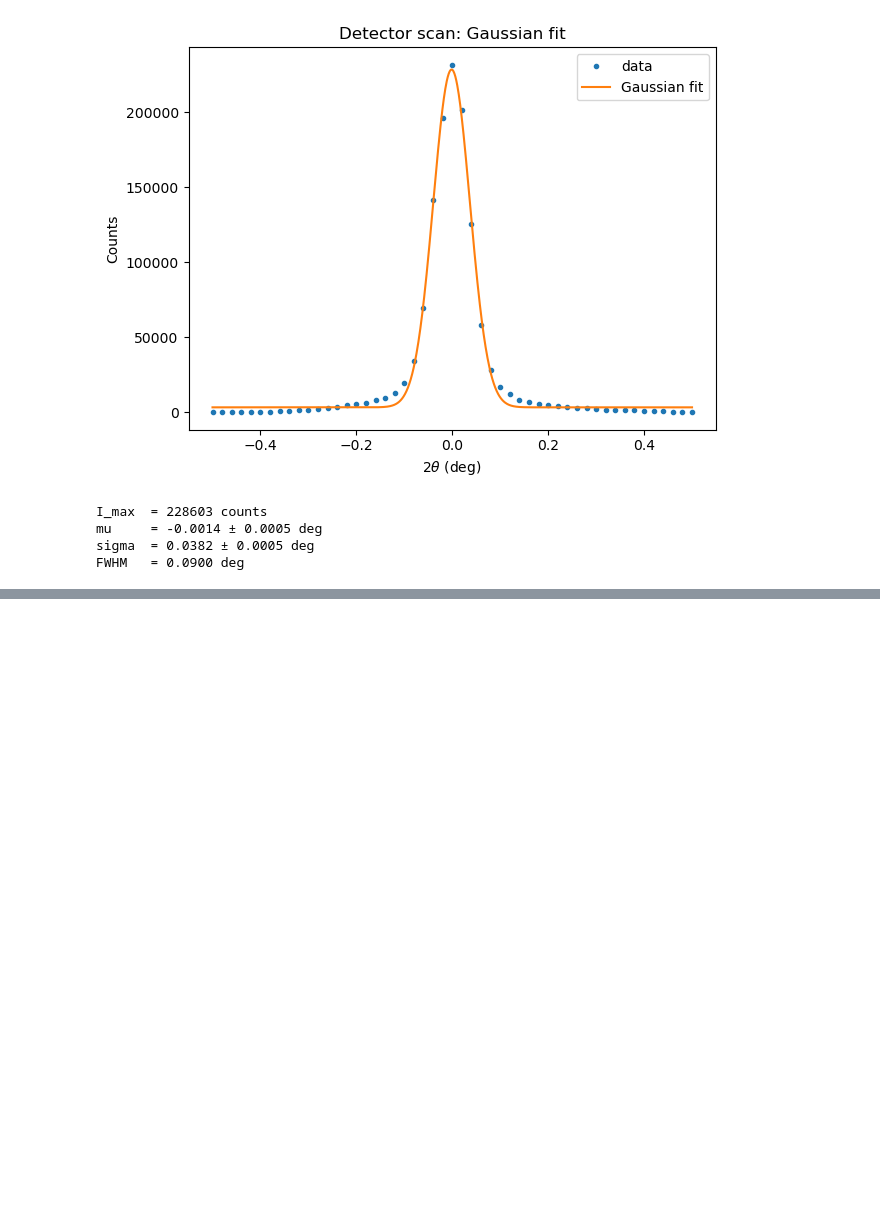
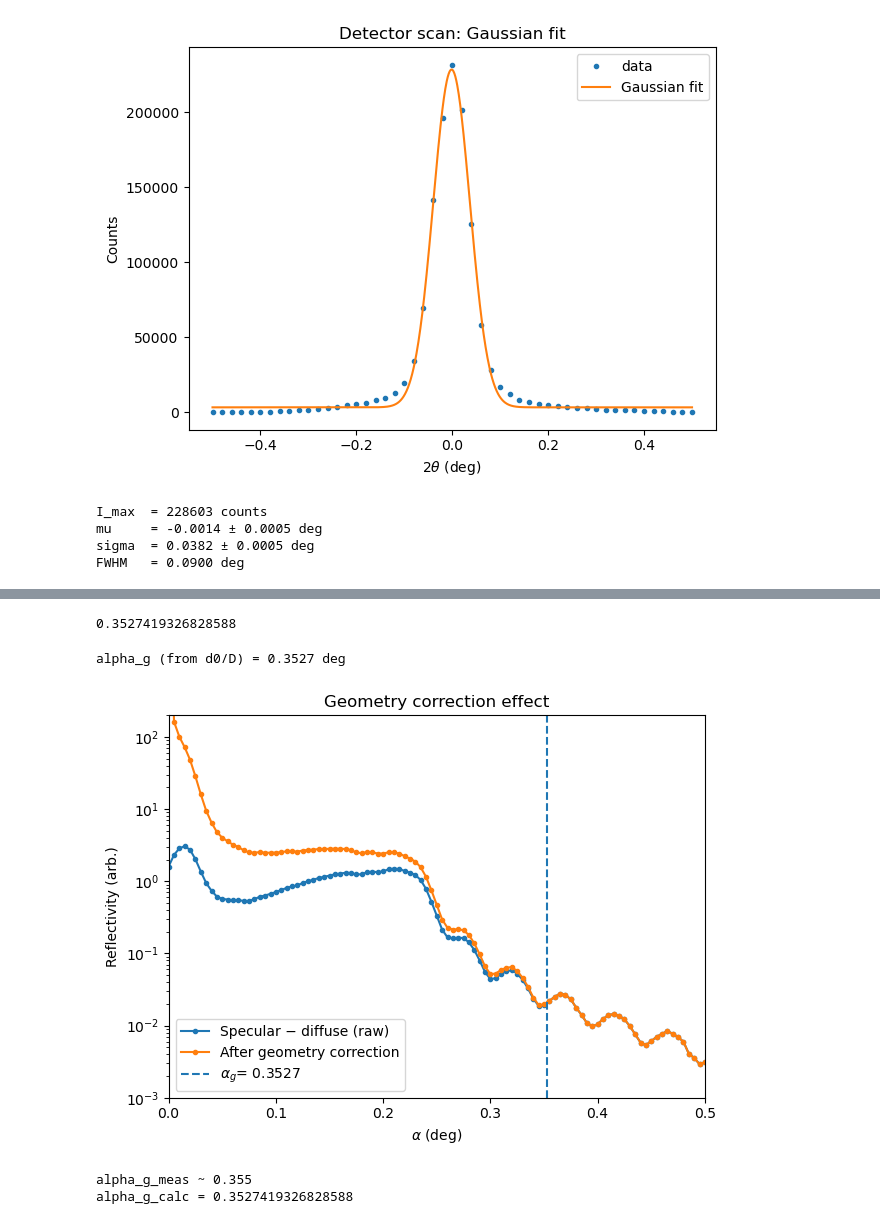
Before and after one commit to smsnfi12/Master-Praktikum, a Jupyter notebook: V44_Reflectrometry/analysis.ipynb, the cells around one changed output, grey strips where cells are left out. Cells and saved outputs as stored; diff of their text form; code cells hidden in the pictures; blank space fills up the shorter version.

```diff
--- a/V44_Reflectrometry/analysis.ipynb
+++ b/V44_Reflectrometry/analysis.ipynb
@@ -352,0 +394,10 @@ plt.show()
+# %%
+D_mm = 20.0
+d0_mm = d0_est  # assuming Z is in mm; your value is plausible
+
+alpha_g_rad = np.arcsin(d0_mm / D_mm)
+alpha_g_deg = np.rad2deg(alpha_g_rad)
+
+alpha_g_deg
+# %% [output]
+0.3527419326828588
@@ -352,0 +415,55 @@ plt.show()
+# %%
+I_max = 228603
+
+# sort
+df_spec = df_refl.sort_values("x")
+df_diff = df_refl_bg.sort_values("x")
+
+alpha = df_spec["x"].to_numpy()
+R_spec = df_spec["counts"].to_numpy() / I_max
+
+alpha_d = df_diff["x"].to_numpy()
+R_diff = df_diff["counts"].to_numpy() / I_max
+
+# interpolate diffuse onto specular grid and subtract
+R_diff_i = np.interp(alpha, alpha_d, R_diff)
+R_sub = R_spec - R_diff_i
+
+# geometry factor and correction
+G, alpha_g_deg = geometry_factor(alpha, D_mm=20.0, d0_mm=d0_est)
+R_corr = R_sub / G
+
+print(f"alpha_g (from d0/D) = {alpha_g_deg:.4f} deg")
+# %% [output]
+alpha_g (from d0/D) = 0.3527 deg
+# %%
+plt.figure()
+plt.semilogy(alpha, np.clip(R_sub, 1e-12, None), ".-", label="Specular − diffuse (raw)")
+plt.semilogy(alpha, np.clip(R_corr, 1e-12, None), ".-", label="After geometry correction")
+plt.axvline(alpha_g_deg, linestyle="--", label=rf"$\alpha_g$= {alpha_g_deg:.4f}")
+plt.xlabel(r"$\alpha$ (deg)")
+plt.ylabel("Reflectivity (arb.)")
+plt.ylim(1e-3, 200)
+plt.xlim(0,0.5)
+plt.title("Geometry correction effect")
+plt.legend()
+plt.tight_layout()
+plt.show()
+# %% [output]
+[figure, added]
+# %%
+ratio = np.where(R_sub > 0, R_corr / R_sub, np.nan)
+
+# find first angle where ratio is close to 1 within 2% and stays there
+tol = 0.002
+m = np.isfinite(ratio) & (np.abs(ratio - 1.0) < tol)
+
+alpha_g_meas = np.nan
+if np.any(m):
+    alpha_g_meas = alpha[m][0]
+
+print("alpha_g_meas ~", alpha_g_meas)
+print("alpha_g_calc =", alpha_g_deg)
+# %% [output]
+alpha_g_meas ~ 0.355
+alpha_g_calc = 0.3527419326828588
```
Also changed, not shown: parts of 6 cells of this notebook.
